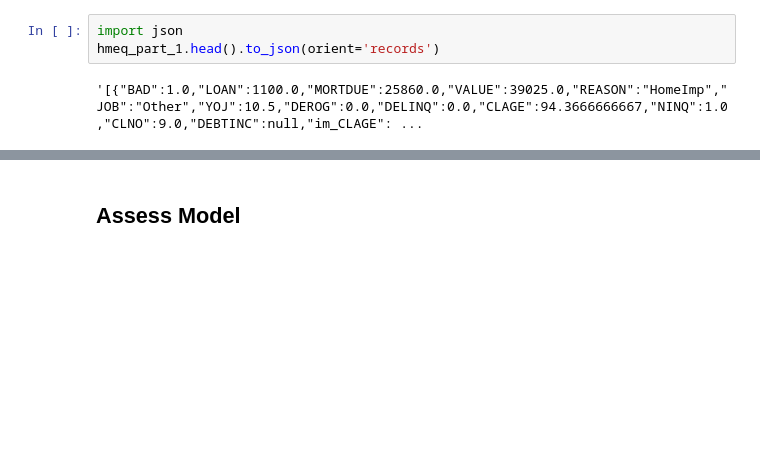
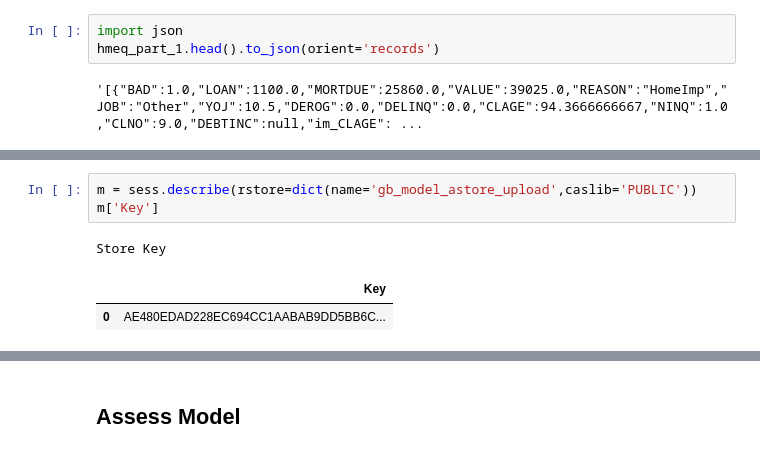
Before and after one commit to bjbredis/sas_model_publishing_exploration, a Jupyter notebook: GradBoost_savestate.ipynb, the cells around one changed output, grey strips where cells are left out. Cells and saved outputs as stored; diff of their text form; blank space fills up the shorter version.

```diff
--- a/GradBoost_savestate.ipynb
+++ b/GradBoost_savestate.ipynb
@@ -285,3 +285,10 @@ AttributeError: download
+# %%
+m = sess.describe(rstore=dict(name='gb_model_astore_upload',caslib='PUBLIC'))
+m['Key']
+# %% [output]
+Store Key
+|  | Key |
+| 0 | AE480EDAD228EC694CC1AABAB9DD5BB6C... |
 # %%
 sess.table.fileinfo(caslib="public",path="%")
 # %% [output]
```
Also changed, not shown: parts of 12 cells of this notebook, 3 other files.
